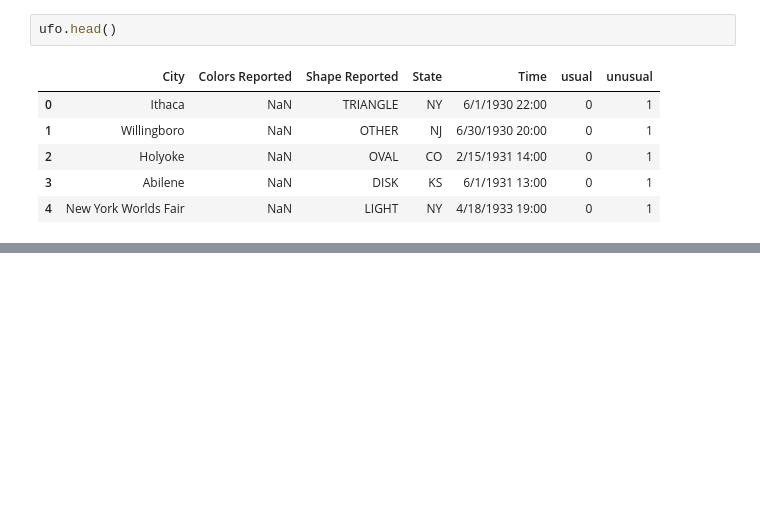
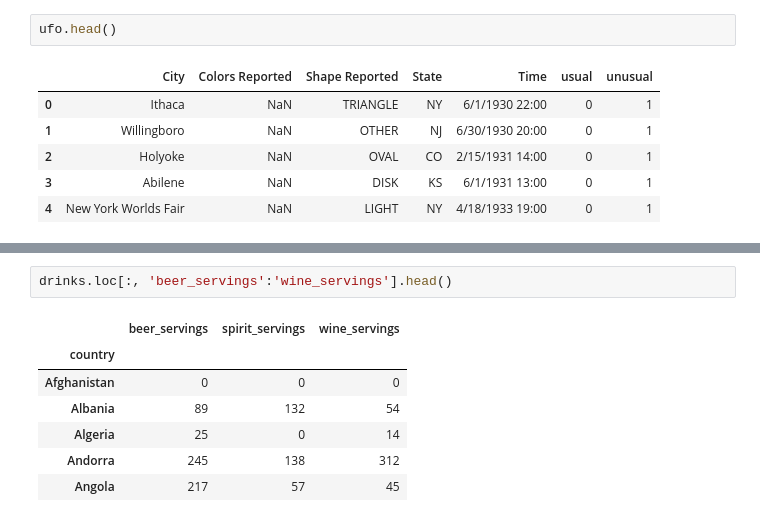
Before and after one commit to arkoneogy/mytutorials, a Jupyter notebook: python/explore/pandas_tidbits.ipynb, the cells around one changed output, grey strips where cells are left out. Drawn from its saved outputs; the diff is of its cells as text; blank space fills up the shorter version.

```diff
--- a/python/explore/pandas_tidbits.ipynb
+++ b/python/explore/pandas_tidbits.ipynb
@@ -293,0 +406,10 @@ ufo.head()
+# %%
+drinks.loc[:, 'beer_servings':'wine_servings'].head()
+# %% [output]
+|  | beer_servings | spirit_servings | wine_servings |
+| country |  |  |  |
+| Afghanistan | 0 | 0 | 0 |
+| Albania | 89 | 132 | 54 |
+| Algeria | 25 | 0 | 14 |
+| Andorra | 245 | 138 | 312 |
+| Angola | 217 | 57 | 45 |
```
Also changed, not shown: parts of 25 cells of this notebook.
